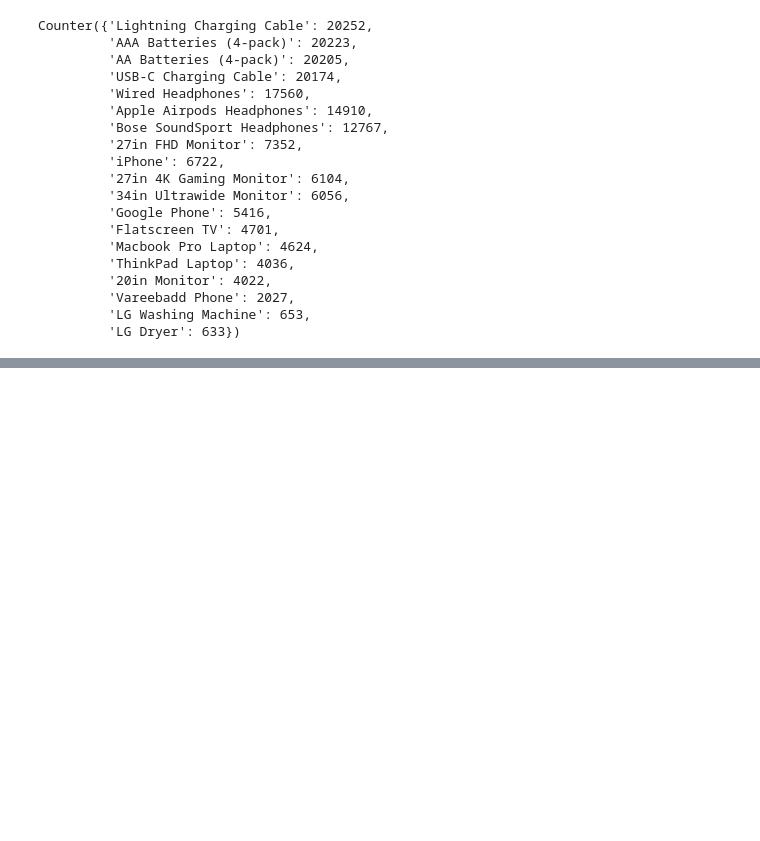
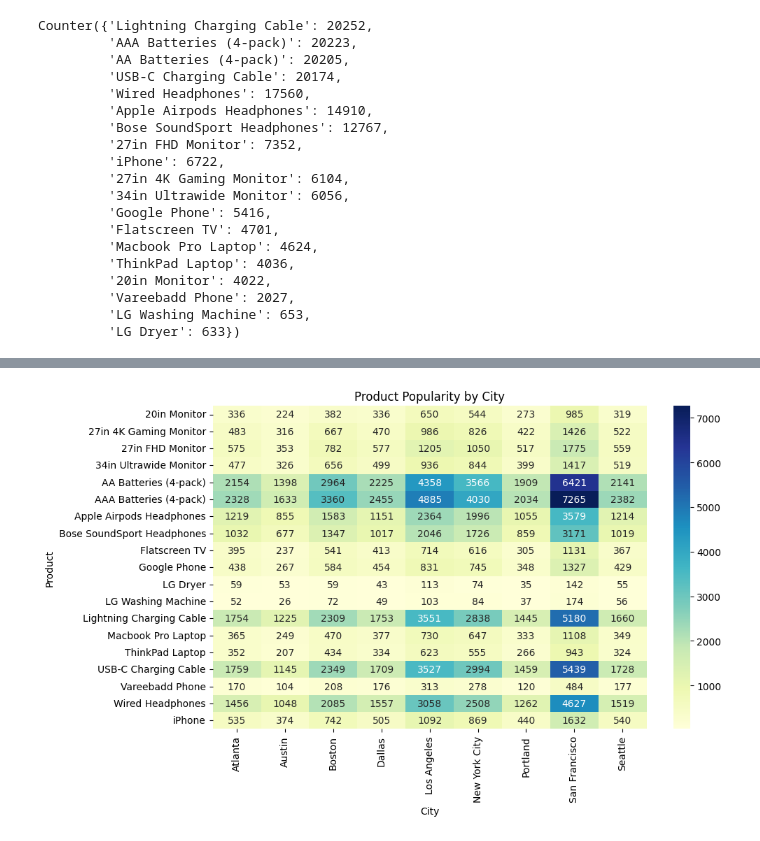
Before and after one commit to SamuelAsong/Comprehensive-Power-BI-Dashboard-for-Sales-Insights, a Jupyter notebook: notebook/sales.ipynb, the cells around one changed output, grey strips where cells are left out. Cells and saved outputs as stored; diff of their text form; code cells hidden in the pictures; blank space fills up the shorter version.

```diff
--- a/notebook/sales.ipynb
+++ b/notebook/sales.ipynb
@@ -1876,0 +1943,14 @@ df_unique
+# %%
+# Group by 'Product' and 'City' and calculate sum of 'Quantity Ordered'
+product_city_group = df_unique.groupby(['Product', 'City'])['Quantity_Ordered'].sum().reset_index()
+
+# Pivot the table for better visualization
+pivot_table = product_city_group.pivot(index='Product', columns='City', values='Quantity_Ordered')
+
+# Create a heatmap using seaborn
+plt.figure(figsize=(10, 6))
+sns.heatmap(pivot_table, cmap='YlGnBu', annot=True, fmt='g')
+plt.title('Product Popularity by City')
+plt.show()
+# %% [output]
+[figure, added]
```
Also changed, not shown: parts of 12 cells of this notebook.
